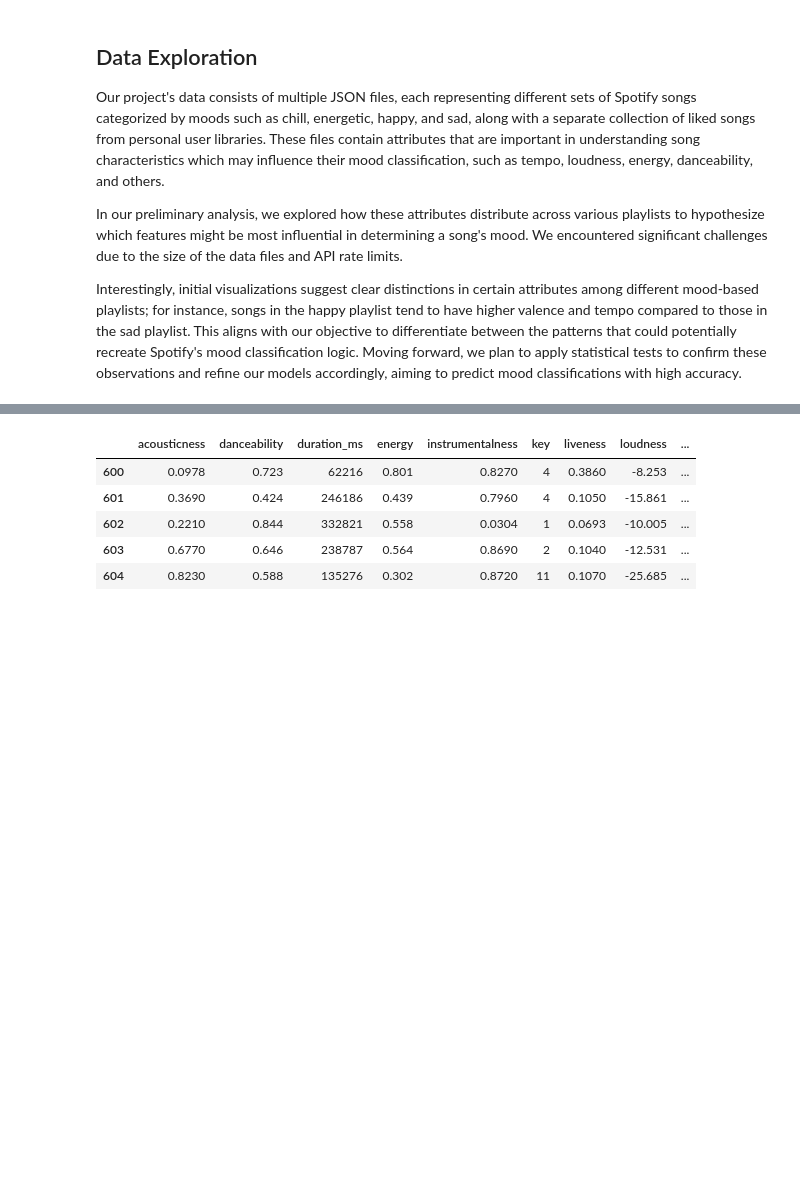
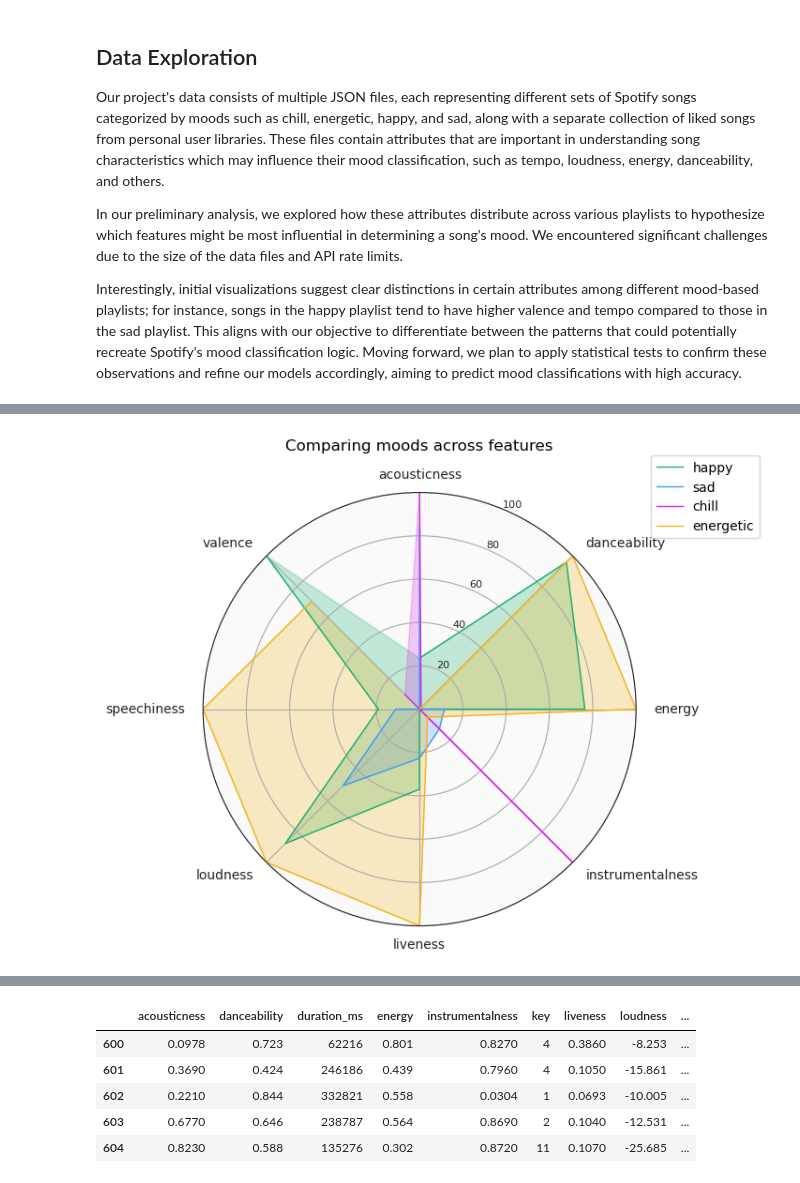
Before and after one commit to cs418-fa24/project-check-in-team-11, a Jupyter notebook: progress_report.ipynb, the cells around one changed output, grey strips where cells are left out. Cells and saved outputs as stored; diff of their text form; code cells hidden in the pictures; blank space fills up the shorter version.

Commit message:
added data transformation + radar plot

```diff
--- a/progress_report.ipynb
+++ b/progress_report.ipynb
@@ -237,7 +235,7 @@ liked_songs_df.describe()
 | 75% | 0.456250 | 0.787250 | 254793.500000 | 0.734000 | 0.374000 | 9.000000 | 0.212000 | -5.983500 | ... |
 | max | 0.996000 | 0.978000 | 828560.000000 | 0.996000 | 0.973000 | 11.000000 | 0.983000 | -1.345000 | ... |
 # %%
-# look at single category characteristics (mean, median, mode, etc.) for each category
+import matplotlib.pyplot as plt
 
 moods = ['happy', 'sad', 'chill', 'energetic']
 dfs = []
@@ -264,7 +262,82 @@ drop = ['name', 'id']
 moods_df = moods_df.drop(columns=drop)
 
 #moods_df.head(5)
-moods_df.describe()
+#moods_df.describe()
 
-# create visualizations for the above (+ radar plot)
+moods_mean_df = moods_df.groupby('mood').mean()
+
+#moods_mean_df.head(4)
+
+factors = ['acousticness', 'danceability', 'energy', 'instrumentalness', 'liveness', 'loudness', 'speechiness', 'valence']
+
+new_max = 100
+new_min = 0
+new_range = new_max - new_min
+
+for factor in factors:
+    max_val = moods_mean_df[factor].max()
+    min_val = moods_mean_df[factor].min()
+    val_range = max_val - min_val
+    moods_mean_df[factor + '_Adj'] = moods_mean_df[factor].apply(
+        lambda x: (((x - min_val) * new_range) / val_range) + new_min)
+
+moods_mean_df = moods_mean_df.reset_index()
+moods_mean_df.head(4)
+
+dft = moods_mean_df.loc[:, ['mood', 'acousticness_Adj', 'danceability_Adj', 'energy_Adj',
+                             'instrumentalness_Adj', 'liveness_Adj', 'loudness_Adj', 'speechiness_Adj',
+                             'valence_Adj']]
+dft.rename(columns={
+    'acousticness_Adj': 'acousticness',
+    'danceability_Adj': 'danceability',
+    'energy_Adj': 'energy',
+    'instrumentalness_Adj': 'instrumentalness',
+    'liveness_Adj': 'liveness',
+    'loudness_Adj': 'loudness',
+    'speechiness_Adj': 'speechiness',
+    'valence_Adj': 'valence'
+}, inplace=True)
+
+dft.set_index('mood', inplace=True)
+
+labels = ['acousticness', 'danceability', 'energy', 'instrumentalness', 'liveness', 'loudness', 'speechiness', 'valence']
+num_vars = len(labels)
+angles = np.linspace(0, 2 * np.pi, num_vars, endpoint=False).tolist()
+fig, ax = plt.subplots(figsize=(6, 6), subplot_kw=dict(polar=True))
+
+def add_to_radar(mood, color):
+    values = dft.loc[mood].tolist()
+    ax.plot(angles, values, color=color, linewidth=1, label=mood)
+    ax.fill(angles, values, color=color, alpha=0.25)
+
+add_to_radar('happy', '#1aaf6c')
+add_to_radar('sad', '#429bf4')
+add_to_radar('chill', '#d42cea')
+add_to_radar('energetic', '#f4b41a')
+
+ax.set_theta_offset(np.pi / 2)
+ax.set_theta_direction(-1)
+ax.set_thetagrids(np.degrees(angles), labels)
+
+for label, angle in zip(ax.get_xticklabels(), angles):
+    if angle in (0, np.pi):
+        label.set_horizontalalignment('center')
+    elif 0 < angle < np.pi:
+        label.set_horizontalalignment('left')
+    else:
+        label.set_horizontalalignment('right')
+
+ax.set_ylim(0, 100)
+ax.set_rlabel_position(180 / num_vars)
+
+ax.tick_params(colors='#222222')
+ax.tick_params(axis='y', labelsize=8)
+ax.grid(color='#AAAAAA')
+ax.spines['polar'].set_color('#222222')
+ax.set_facecolor('#FAFAFA')
+
+ax.set_title('Comparing moods across features', y=1.08)
+ax.legend(loc='upper right', bbox_to_anchor=(1.3, 1.1))
+
+plt.show()
 # %% [output]
@@ -280,3 +344,4 @@ moods_df.describe()
+[figure, added]
 # %%
 happy_df = moods_df[moods_df['mood'] == 'happy']
 # happy_df.head(5)
```
Also changed, not shown: parts of 2 cells of this notebook.
